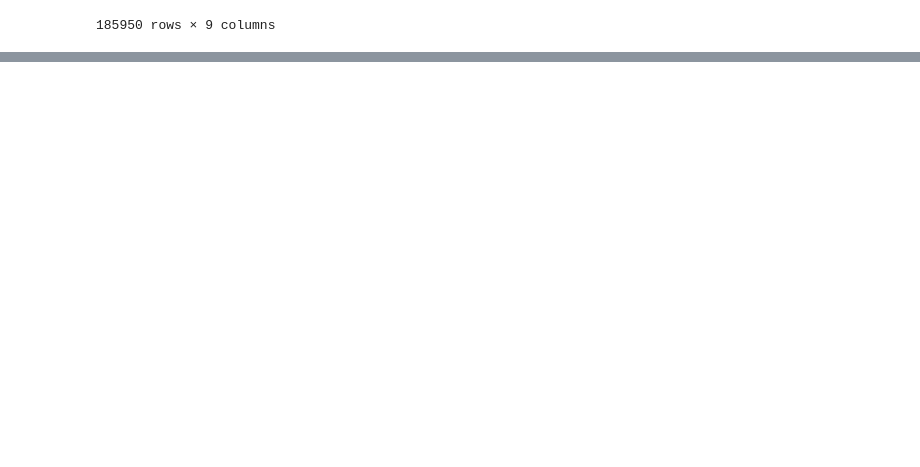
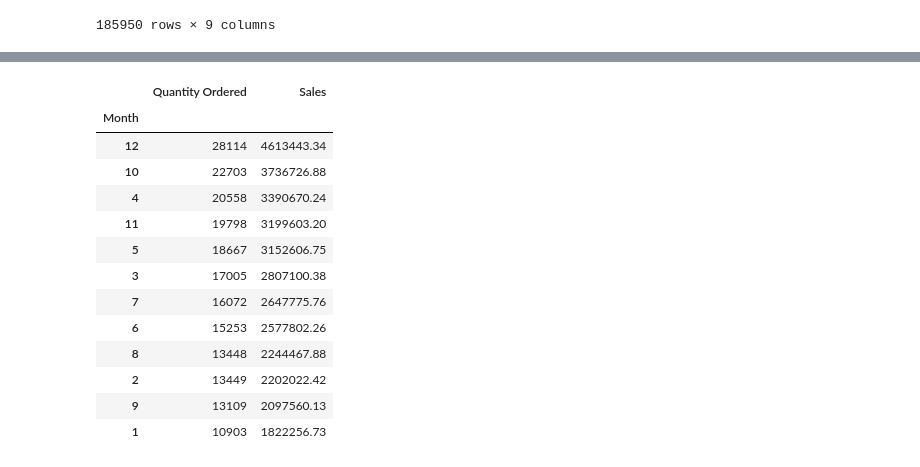
Before and after one commit to mezenka/Python_DataExploration, a Jupyter notebook: pandas_ds1.ipynb, the cells around one changed output, grey strips where cells are left out. Cells and saved outputs as stored; diff of their text form; code cells hidden in the pictures; blank space fills up the shorter version.

```diff
--- a/pandas_ds1.ipynb
+++ b/pandas_ds1.ipynb
@@ -207,0 +227,18 @@ all_data
+# %%
+# sales per month in descending order
+all_data.groupby('Month')['Quantity Ordered','Sales'].sum().sort_values(by='Sales', ascending=False)
+# %% [output]
+|  | Quantity Ordered | Sales |
+| Month |  |  |
+| 12 | 28114 | 4613443.34 |
+| 10 | 22703 | 3736726.88 |
+| 4 | 20558 | 3390670.24 |
+| 11 | 19798 | 3199603.20 |
+| 5 | 18667 | 3152606.75 |
+| 3 | 17005 | 2807100.38 |
+| 7 | 16072 | 2647775.76 |
+| 6 | 15253 | 2577802.26 |
+| 8 | 13448 | 2244467.88 |
+| 2 | 13449 | 2202022.42 |
+| 9 | 13109 | 2097560.13 |
+| 1 | 10903 | 1822256.73 |
```
Also changed, not shown: parts of 1 cell of this notebook.
